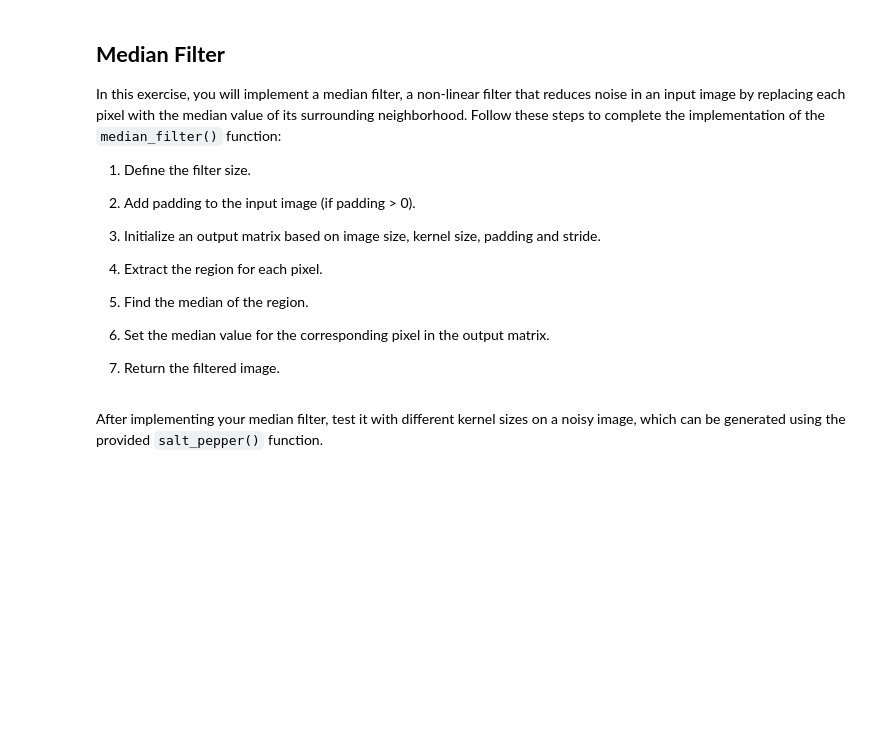
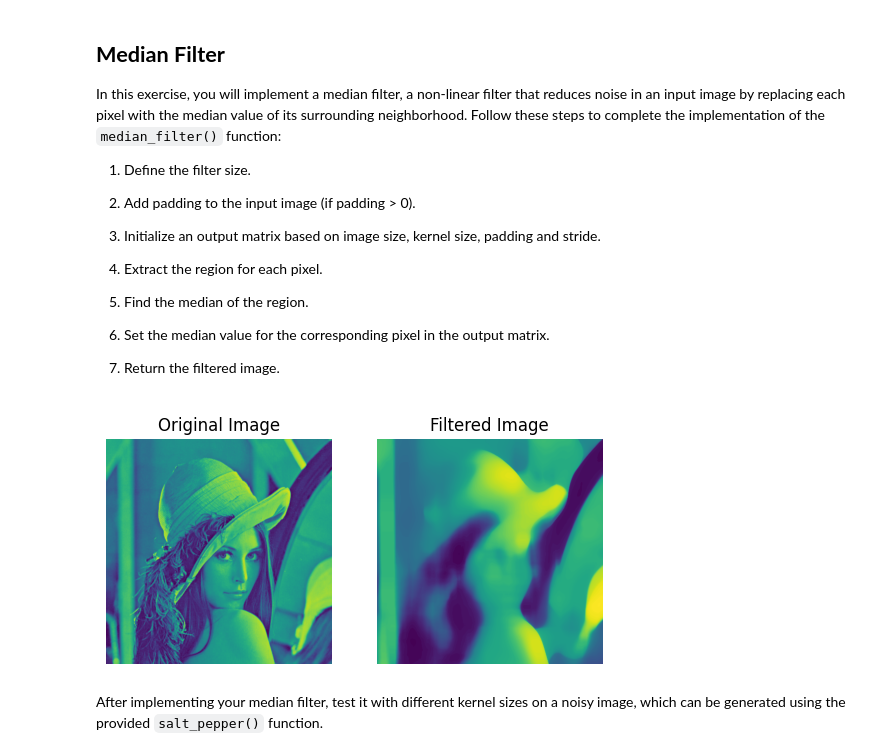
Before and after one commit to EricPrz/Proyecto-2-Vision-Por-Computador, a Jupyter notebook: Project2.ipynb, the cells around one changed output. Saved outputs shown, nothing was run; the diff lists cells and outputs as text; code cells hidden in the pictures; blank space fills up the shorter version.

Commit message:
Done Median Filter

```diff
--- a/Project2.ipynb
+++ b/Project2.ipynb
@@ -36,30 +36,59 @@ In this exercise, you will implement a median filter, a non-linear filter that r
 7. Return the filtered image.
 # %%
 # Import libraries
-...
+import cv2
+import numpy as np
+import matplotlib.pyplot as plt
 
 # Load an image
-image = ...
+image = cv2.imread("./images/lenna.png", 0)
 
 # Set a kernel
-kernel_size = ...
+kernel_size = 50
 
 # Set needed variables
-padding = ...
-stride = ...
+padding = 1
+stride = 1
 
 def median_filter(image, kernel_size, padding=0, stride=1):
+    # Your code goes here!
+    y, x = image.shape[0], image.shape[1]
+    rows = int((y - kernel_size + 2*padding) / stride + 1)
+    cols = int((x - kernel_size + 2*padding) / stride + 1)
 
-    # Your code goes here!
+    padded_image = np.pad(image, padding)
+
+    filtered_image = np.zeros((rows, cols))
+
+    for j in range(rows):
+        j_start = j * stride
+        j_end = j_start + kernel_size
+        for i in range(cols):
+            i_start= i * stride
+            i_end = i_start + kernel_size
+
+            filtered_image[j, i] = np.median(padded_image[j_start:j_end, i_start:i_end])
 
     return filtered_image
 
 
 # Apply your median filter
 filtered_image = median_filter(image, kernel_size)
 
 # Display the image and filtered_image
 # Your code to display the images goes here!
+fig, ax = plt.subplots(1, 2)
+ax[0].imshow(image)
+ax[0].set_title("Original Image")
+ax[0].axis("off")
+
+ax[1].imshow(filtered_image)
+ax[1].set_title("Filtered Image")
+ax[1].axis("off")
+
+fig.show()
+# %% [output]
+[figure, added]
 # %% [markdown]
 After implementing your median filter, test it with different kernel sizes on a noisy image, which can be generated using the provided `salt_pepper()` function.
 # %%
```
Also changed, not shown: parts of 1 cell of this notebook.
